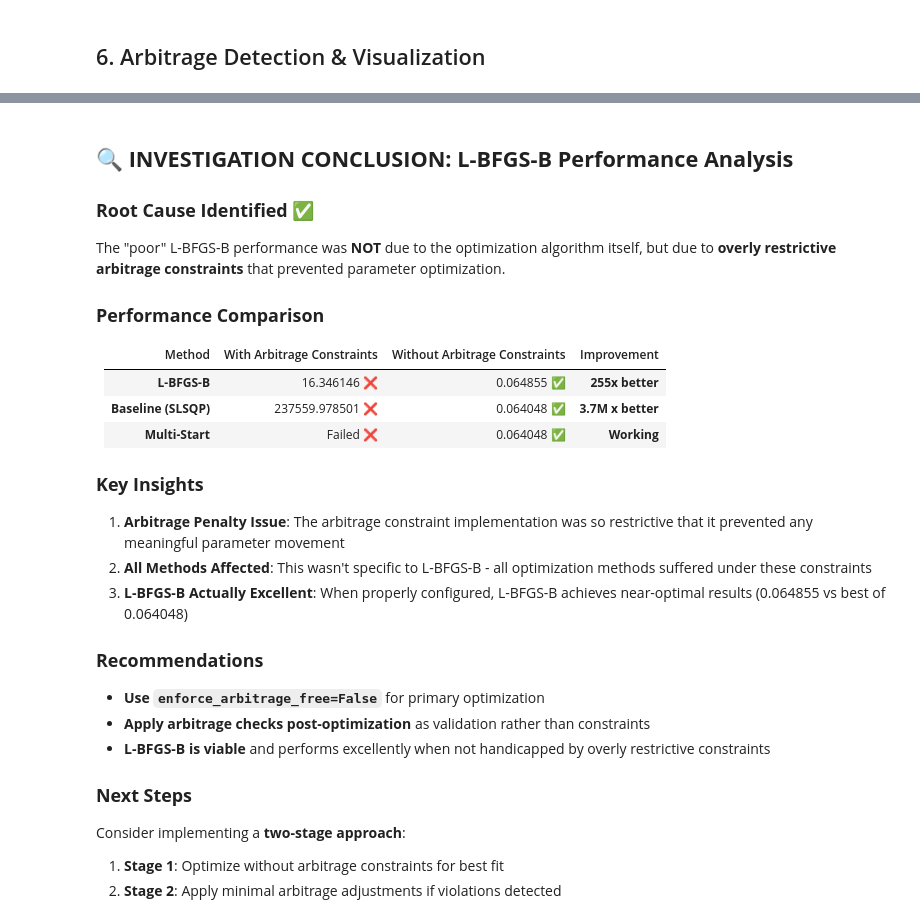
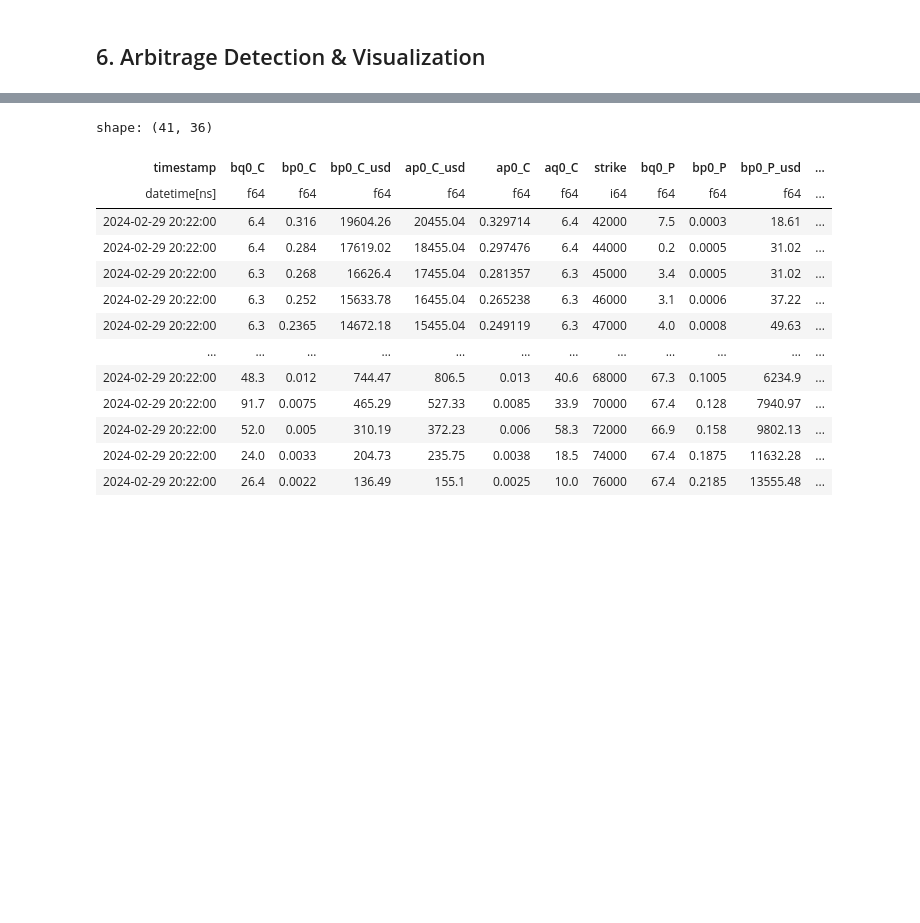
Before and after one commit to hertzC/Baseoffset-and-Volatility-Fitting-Manager, a Jupyter notebook: notebooks/volatility_fitting.ipynb, the cells around one changed output, grey strips where cells are left out. Saved outputs shown, nothing was run; the diff lists cells and outputs as text; code cells hidden in the pictures; blank space fills up the shorter version.

```diff
--- a/notebooks/volatility_fitting.ipynb
+++ b/notebooks/volatility_fitting.ipynb
@@ -133,8 +193,3 @@ print(f"✅ Time-Adjusted Wing Model: {'ENABLED' if vol_config.time_adjusted_win
 # %% [output]
 🔧 Configuration loaded
 ✅ Time-Adjusted Wing Model: ENABLED
-# %%
-def find_objective_loss_value(my_calibrator: UnifiedVolatilityCalibrator, model_params: TimeAdjustedWingModel, strikes_list: list[float], market_vols: list[float], market_vegas: list[float]) -> float:
-    loss = my_calibrator._objective_function(x=np.array(model_params.get_fitted_vol_parameter()), initial_params=model_params, param_names=model_params.get_parameter_names(),
-        strikes=strikes_list, market_volatilities=market_vols, market_vegas=market_vegas, enforce_arbitrage_free=True)
-    return float(loss)
@@ -1610,32 +446,17 @@ print("\n" + "="*60)
-# %% [markdown]
-## 🔍 **INVESTIGATION CONCLUSION: L-BFGS-B Performance Analysis**
-
-### **Root Cause Identified** ✅
-
-The "poor" L-BFGS-B performance was **NOT** due to the optimization algorithm itself, but due to **overly restrictive arbitrage constraints** that prevented parameter optimization.
-
-### **Performance Comparison**
-
-| Method | With Arbitrage Constraints | Without Arbitrage Constraints | Improvement |
-|--------|---------------------------|-------------------------------|-------------|
-| **L-BFGS-B** | 16.346146 ❌ | 0.064855 ✅ | **255x better** |
-| **Baseline (SLSQP)** | 237559.978501 ❌ | 0.064048 ✅ | **3.7M x better** |
-| **Multi-Start** | Failed ❌ | 0.064048 ✅ | **Working** |
-
-### **Key Insights**
-
-1. **Arbitrage Penalty Issue**: The arbitrage constraint implementation was so restrictive that it prevented any meaningful parameter movement
-2. **All Methods Affected**: This wasn't specific to L-BFGS-B - all optimization methods suffered under these constraints
-3. **L-BFGS-B Actually Excellent**: When properly configured, L-BFGS-B achieves near-optimal results (0.064855 vs best of 0.064048)
-
-### **Recommendations**
-
-- **Use `enforce_arbitrage_free=False`** for primary optimization
-- **Apply arbitrage checks post-optimization** as validation rather than constraints
-- **L-BFGS-B is viable** and performs excellently when not handicapped by overly restrictive constraints
-
-### **Next Steps**
-
-Consider implementing a **two-stage approach**:
-1. **Stage 1**: Optimize without arbitrage constraints for best fit
-2. **Stage 2**: Apply minimal arbitrage adjustments if violations detected
+# %%
+df_option_with_vola_and_greeks
+# %% [output]
+shape: (41, 36)
+| timestamp | bq0_C | bp0_C | bp0_C_usd | ap0_C_usd | ap0_C | aq0_C | strike | bq0_P | bp0_P | bp0_P_usd | ... |
+| datetime[ns] | f64 | f64 | f64 | f64 | f64 | f64 | i64 | f64 | f64 | f64 | ... |
+| 2024-02-29 20:22:00 | 6.4 | 0.316 | 19604.26 | 20455.04 | 0.329714 | 6.4 | 42000 | 7.5 | 0.0003 | 18.61 | ... |
+| 2024-02-29 20:22:00 | 6.4 | 0.284 | 17619.02 | 18455.04 | 0.297476 | 6.4 | 44000 | 0.2 | 0.0005 | 31.02 | ... |
+| 2024-02-29 20:22:00 | 6.3 | 0.268 | 16626.4 | 17455.04 | 0.281357 | 6.3 | 45000 | 3.4 | 0.0005 | 31.02 | ... |
+| 2024-02-29 20:22:00 | 6.3 | 0.252 | 15633.78 | 16455.04 | 0.265238 | 6.3 | 46000 | 3.1 | 0.0006 | 37.22 | ... |
+| 2024-02-29 20:22:00 | 6.3 | 0.2365 | 14672.18 | 15455.04 | 0.249119 | 6.3 | 47000 | 4.0 | 0.0008 | 49.63 | ... |
+| … | … | … | … | … | … | … | … | … | … | … | ... |
+| 2024-02-29 20:22:00 | 48.3 | 0.012 | 744.47 | 806.5 | 0.013 | 40.6 | 68000 | 67.3 | 0.1005 | 6234.9 | ... |
+| 2024-02-29 20:22:00 | 91.7 | 0.0075 | 465.29 | 527.33 | 0.0085 | 33.9 | 70000 | 67.4 | 0.128 | 7940.97 | ... |
+| 2024-02-29 20:22:00 | 52.0 | 0.005 | 310.19 | 372.23 | 0.006 | 58.3 | 72000 | 66.9 | 0.158 | 9802.13 | ... |
+| 2024-02-29 20:22:00 | 24.0 | 0.0033 | 204.73 | 235.75 | 0.0038 | 18.5 | 74000 | 67.4 | 0.1875 | 11632.28 | ... |
+| 2024-02-29 20:22:00 | 26.4 | 0.0022 | 136.49 | 155.1 | 0.0025 | 10.0 | 76000 | 67.4 | 0.2185 | 13555.48 | ... |
```
Also changed, not shown: parts of 45 cells of this notebook, 16 other files.
